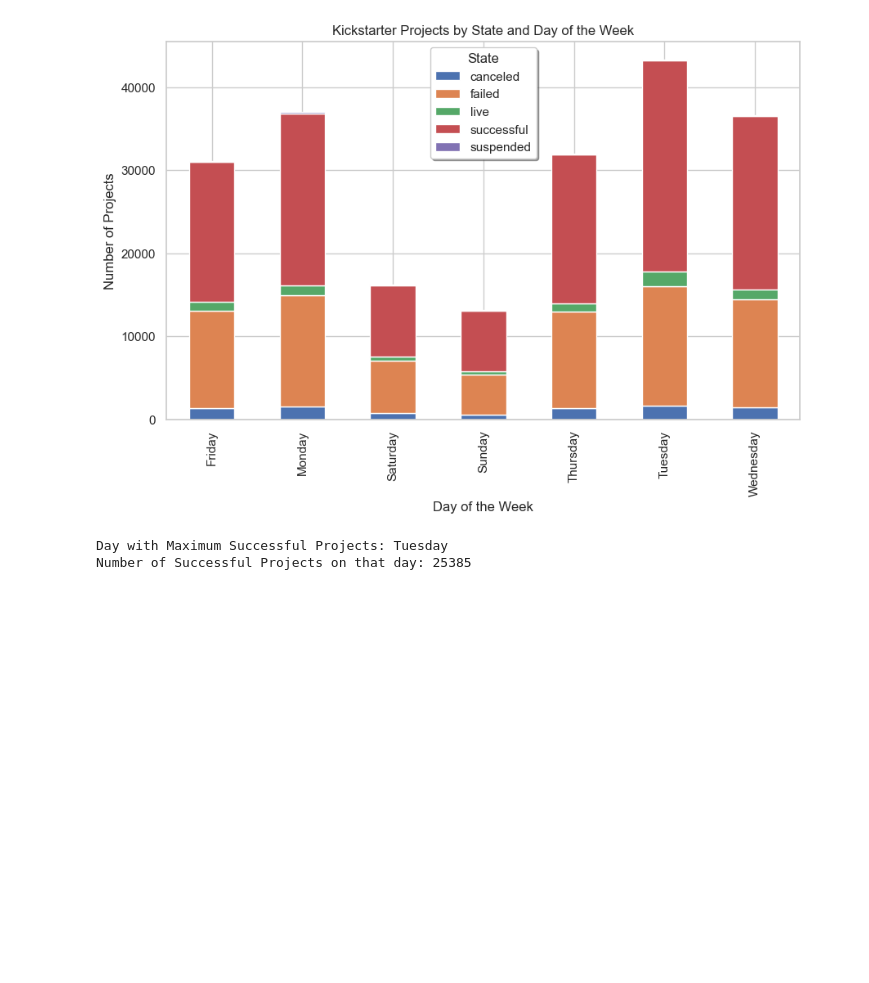
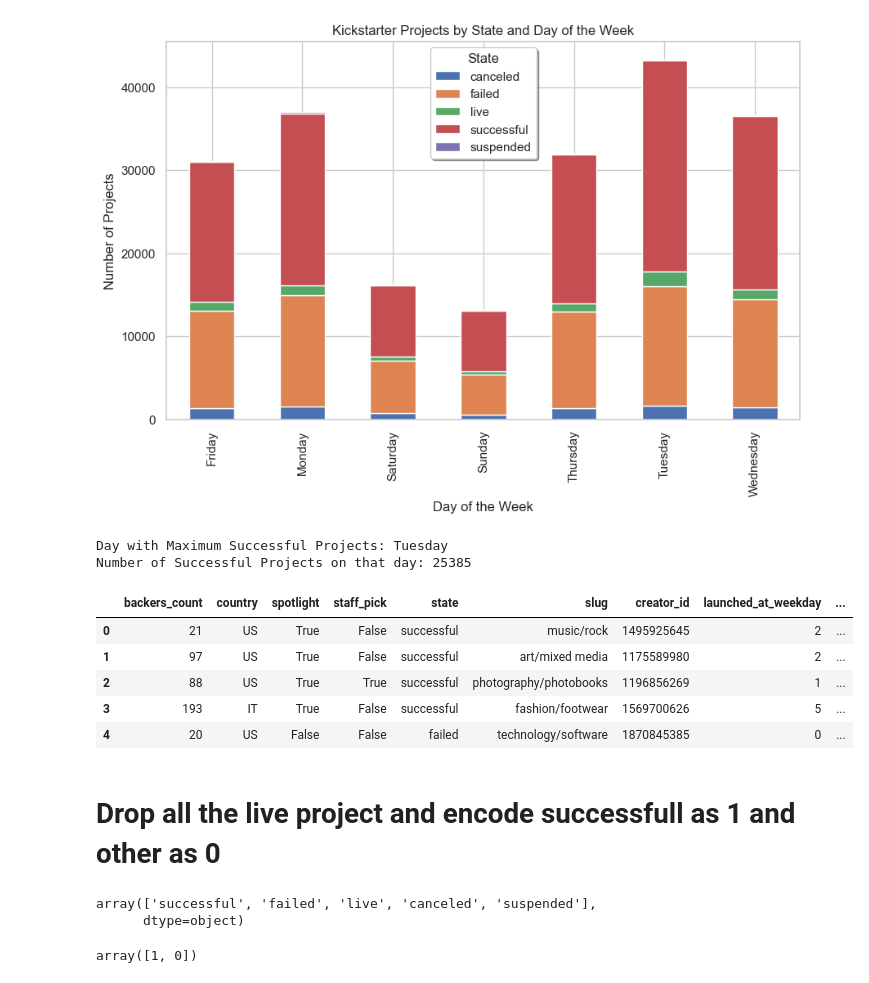
Before and after one commit to forster-j/ds-ml-project-kickstarter, a Jupyter notebook: Ankits_notebook.ipynb, the cells around one changed output. Cells and saved outputs as stored; diff of their text form; code cells hidden in the pictures; blank space fills up the shorter version.

```diff
--- a/Ankits_notebook.ipynb
+++ b/Ankits_notebook.ipynb
@@ -288,3 +287,12 @@ print("Number of Successful Projects on that day:", max_successful_day['count'])
 # %% [output]
 Day with Maximum Successful Projects: Tuesday
 Number of Successful Projects on that day: 25385
+# %%
+data.head()
+# %% [output]
+|  | backers_count | country | spotlight | staff_pick | state | slug | creator_id | launched_at_weekday | ... |
+| 0 | 21 | US | True | False | successful | music/rock | 1495925645 | 2 | ... |
+| 1 | 97 | US | True | False | successful | art/mixed media | 1175589980 | 2 | ... |
+| 2 | 88 | US | True | True | successful | photography/photobooks | 1196856269 | 1 | ... |
+| 3 | 193 | IT | True | False | successful | fashion/footwear | 1569700626 | 5 | ... |
+| 4 | 20 | US | False | False | failed | technology/software | 1870845385 | 0 | ... |
@@ -290,0 +302,2 @@ Number of Successful Projects on that day: 25385
+# %% [markdown]
+# Drop all the live project and encode successfull as 1 and other as 0
@@ -290,0 +307,5 @@ Number of Successful Projects on that day: 25385
+# %%
+data['state'].unique()
+# %% [output]
+array(['successful', 'failed', 'live', 'canceled', 'suspended'],
+      dtype=object)
@@ -290,0 +314,4 @@ Number of Successful Projects on that day: 25385
+# %%
+data1['state'].unique()
+# %% [output]
+array([1, 0])
```
Also changed, not shown: parts of 13 cells of this notebook.
